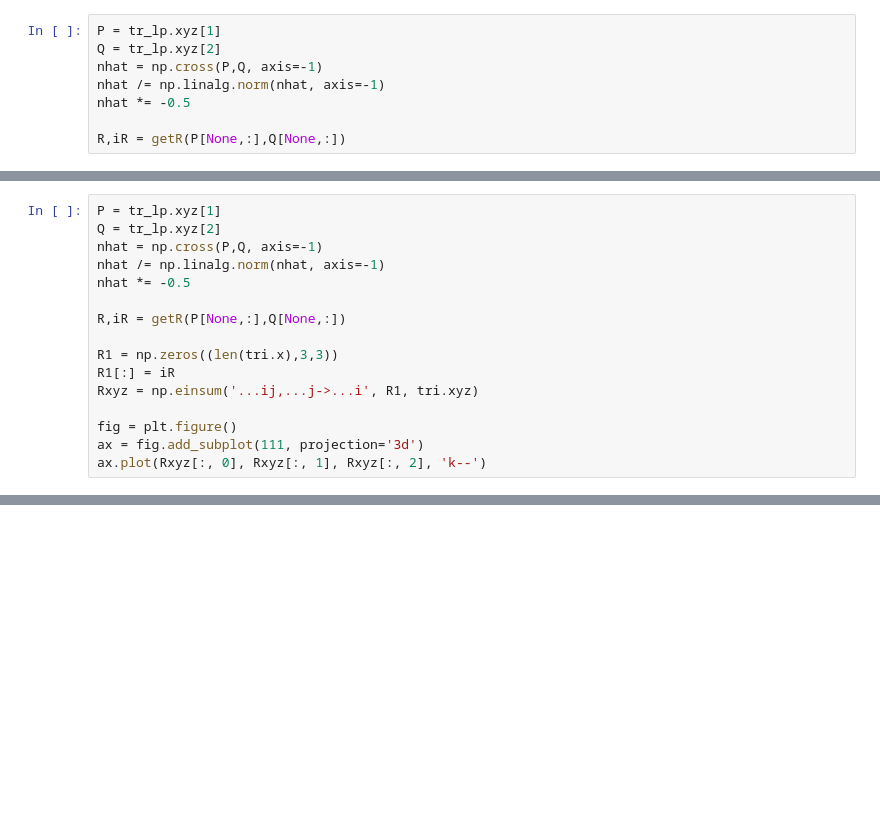
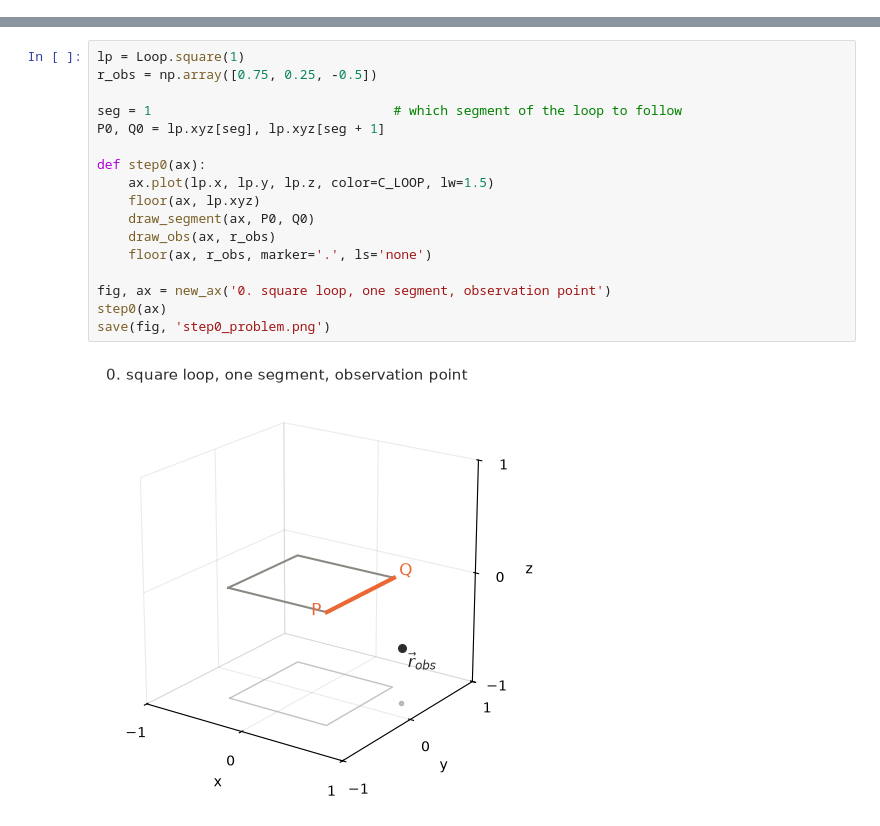
Before and after one commit to mpgriff/biotsavart, a Jupyter notebook: examples/implementation_overview.ipynb, the cells around one changed output, grey strips where cells are left out. Cells and saved outputs as stored; diff of their text form; blank space fills up the shorter version.

```diff
--- a/examples/implementation_overview.ipynb
+++ b/examples/implementation_overview.ipynb
@@ -119,8 +32,0 @@ ax.set_zticks([-1, 0, 1]);
-# %%
-P = tr_lp.xyz[1]
-Q = tr_lp.xyz[2]
-nhat = np.cross(P,Q, axis=-1)
-nhat /= np.linalg.norm(nhat, axis=-1)
-nhat *= -0.5
-
-R,iR = getR(P[None,:],Q[None,:])
@@ -184,16 +32,0 @@ ax.set_zticks([-1, 0, 1]);
-# %%
-P = tr_lp.xyz[1]
-Q = tr_lp.xyz[2]
-nhat = np.cross(P,Q, axis=-1)
-nhat /= np.linalg.norm(nhat, axis=-1)
-nhat *= -0.5
-
-R,iR = getR(P[None,:],Q[None,:])
-
-R1 = np.zeros((len(tri.x),3,3))
-R1[:] = iR
-Rxyz = np.einsum('...ij,...j->...i', R1, tri.xyz)
-
-fig = plt.figure()
-ax = fig.add_subplot(111, projection='3d')
-ax.plot(Rxyz[:, 0], Rxyz[:, 1], Rxyz[:, 2], 'k--')
@@ -202,0 +114,19 @@ ax.plot(Rxyz[:, 0], Rxyz[:, 1], Rxyz[:, 2], 'k--')
+# %%
+lp = Loop.square(1)
+r_obs = np.array([0.75, 0.25, -0.5])
+
+seg = 1                               # which segment of the loop to follow
+P0, Q0 = lp.xyz[seg], lp.xyz[seg + 1]
+
+def step0(ax):
+    ax.plot(lp.x, lp.y, lp.z, color=C_LOOP, lw=1.5)
+    floor(ax, lp.xyz)
+    draw_segment(ax, P0, Q0)
+    draw_obs(ax, r_obs)
+    floor(ax, r_obs, marker='.', ls='none')
+
+fig, ax = new_ax('0. square loop, one segment, observation point')
+step0(ax)
+save(fig, 'step0_problem.png')
+# %% [output]
+[figure, added]
```
Also changed, not shown: parts of 30 cells of this notebook, 11 other files.
